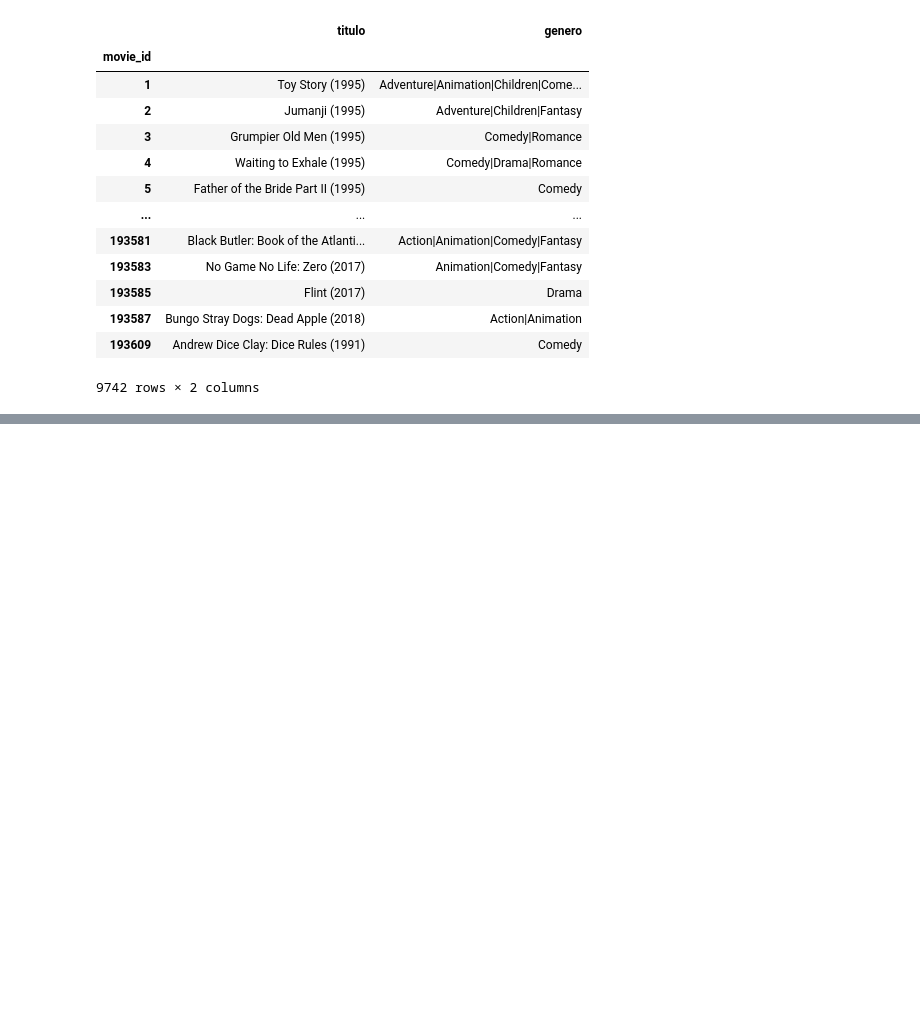
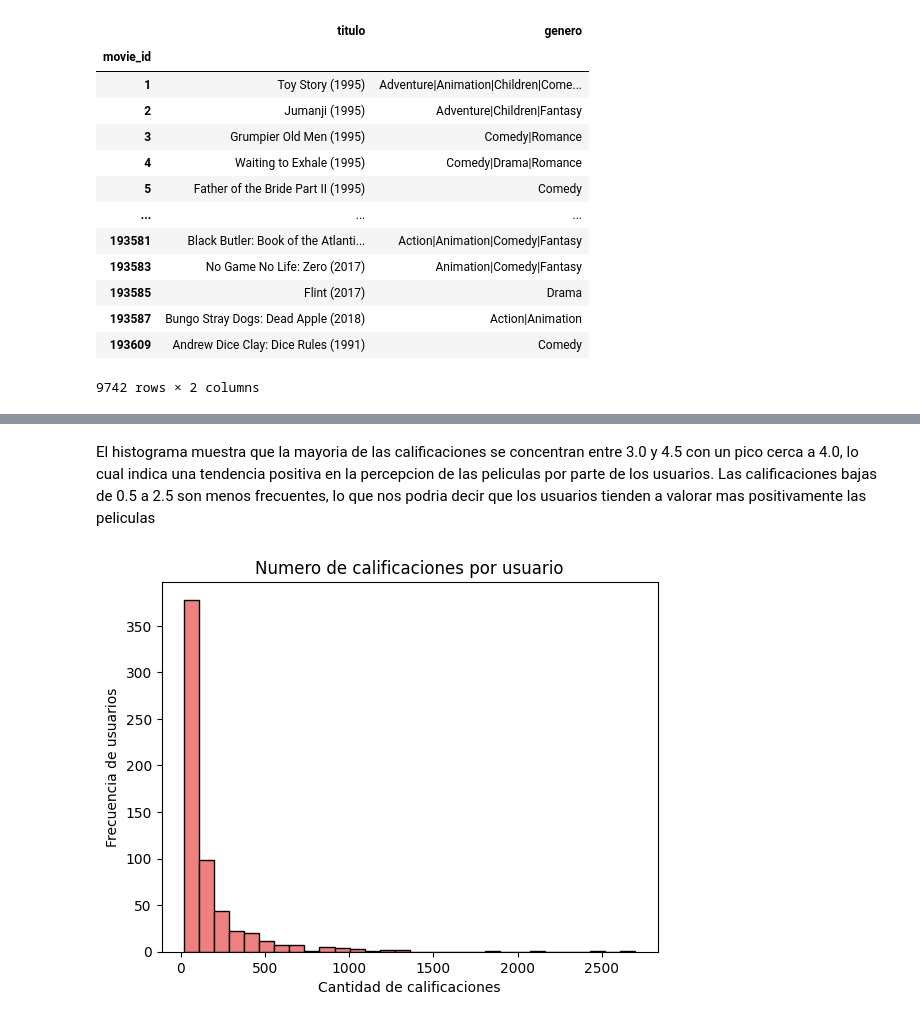
Before and after one commit to ValentinaJimenezTorres/A3_marketing, a Jupyter notebook: b_exploracion_limpieza.ipynb, the cells around one changed output, grey strips where cells are left out. Cells and saved outputs as stored; diff of their text form; code cells hidden in the pictures; blank space fills up the shorter version.

```diff
--- a/b_exploracion_limpieza.ipynb
+++ b/b_exploracion_limpieza.ipynb
@@ -277,0 +324,18 @@ df_movies
+# %% [markdown]
+ El histograma muestra que la mayoria de las calificaciones se concentran entre 3.0 y 4.5 con un pico cerca a 4.0, lo cual indica una tendencia positiva en la percepcion de las peliculas por parte de los usuarios. Las calificaciones bajas de 0.5 a 2.5 son menos frecuentes, lo que nos podria decir que los usuarios tienden a valorar mas positivamente las peliculas
+# %%
+# 4. Numero de calficaciones por usuario
+cur.execute("""
+    SELECT userId, COUNT(*) as cnt_rating
+    FROM ratings
+    GROUP BY userId
+""")
+user_ratings = pd.DataFrame(cur.fetchall(), columns=['userId', 'cnt_rating'])
+
+plt.hist(user_ratings['cnt_rating'], bins=30, color='lightcoral', edgecolor='black')
+plt.title('Numero de calificaciones por usuario')
+plt.xlabel('Cantidad de calificaciones')
+plt.ylabel('Frecuencia de usuarios')
+plt.show()
+# %% [output]
+[figure, added]
```
Also changed, not shown: parts of 15 cells of this notebook.
